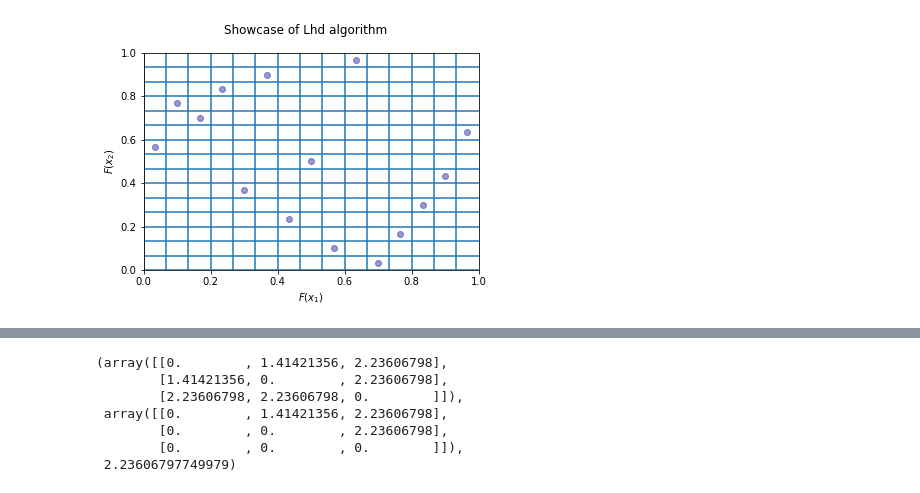
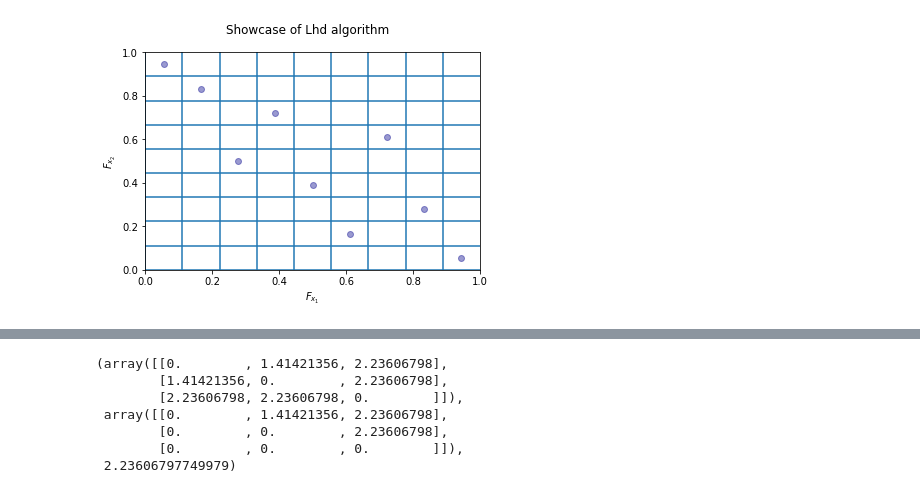
Before and after one commit to mirkimirk/optimal_latin_hypercubes, a Jupyter notebook: src/sandbox_optimality_criteria.ipynb, the cells around one changed output, grey strips where cells are left out. Drawn from its saved outputs; the diff is of its cells as text; code cells hidden in the pictures.

Commit message:
Bugfix maximin criterium.

```diff
--- a/src/sandbox_optimality_criteria.ipynb
+++ b/src/sandbox_optimality_criteria.ipynb
@@ -354,2 +360,2 @@ def _step_2(criterion_func, dim, sample, crit_val, n_pairs, active_pairs, thresh
 # %%
-full_region, F_crit, crit_val_list = optimal_latin_hypercube_sample(15, 2, optimality_criterion="g-optimal")
+full_region, F_crit, best, crit_val_list = optimal_latin_hypercube_sample(9, 2, optimality_criterion="maximin")
@@ -356,23 +373,23 @@ full_region, F_crit, crit_val_list = optimal_latin_hypercube_sample(15, 2, optim
 # %%
 fig, ax = plt.subplots()
 fig.suptitle("Showcase of Lhd algorithm")
 ax.set_xlim(0, 1)
 ax.set_ylim(0, 1)
-ax.set_ylabel("$F(x_2)$")
-ax.set_xlabel("$F(x_1)$")
+ax.set_ylabel("$F_{x_2}$")
+ax.set_xlabel("$F_{x_1}$")
 
 sns.regplot(
     x=full_region[:, 0],
     y=full_region[:, 1],
     ax=ax,
     fit_reg=False,
     color="darkblue",
     scatter_kws={"alpha": 0.4},
 )
 
 n = len(full_region[:, 0])
 for i in np.arange(0, 1, 1 / n):
     plt.axhline(i)
     plt.axvline(i)
 # %% [output]
-[figure, old version]
+[figure, new version]
```
Also changed, not shown: parts of 6 cells of this notebook, 2 other files.
